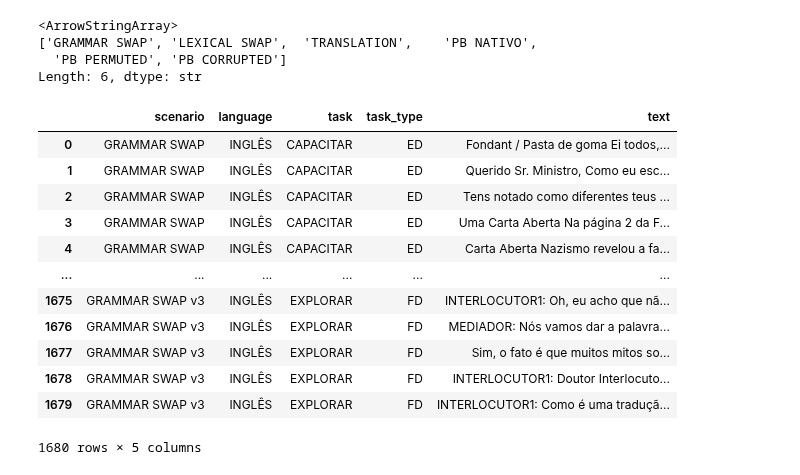
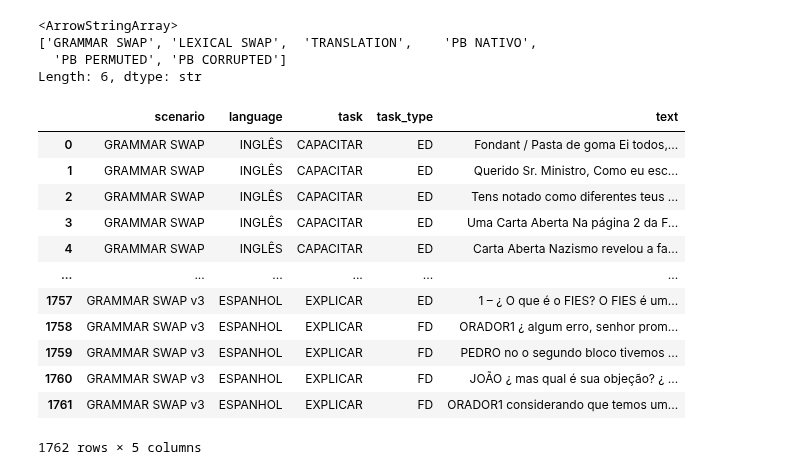
Before and after one commit to matheusprv/monolingual_and_multilingual, a Jupyter notebook: corpora/GeneratedCorpus/corpora.ipynb, the cells around one changed output. Drawn from its saved outputs; the diff is of its cells as text; code cells hidden in the pictures.

```diff
--- a/corpora/GeneratedCorpus/corpora.ipynb
+++ b/corpora/GeneratedCorpus/corpora.ipynb
@@ -19,27 +19,30 @@ df["scenario"].unique()
 Length: 6, dtype: str
 # %%
 GS_v2 = pd.read_parquet("GRAMMAR SWAP v2.parquet")
-GS_v3 = pd.read_parquet("GRAMMAR SWAP v3.parquet")
-GS_v3 = GS_v3.drop(columns=["text_id", "original_text", "stanza_tokens", "words_mapping"])
+GS_v3_en = pd.read_parquet("GRAMMAR SWAP v3_en.parquet")
+GS_v3_es = pd.read_parquet("GRAMMAR SWAP v3_es.parquet")
+
+GS_v3_en = GS_v3_en.drop(columns=["text_id", "original_text", "stanza_tokens", "words_mapping"])
+GS_v3_es = GS_v3_es.drop(columns=["text_id", "original_text", "stanza_tokens", "words_mapping"])
 # %%
-new_corpora = pd.concat([df, GS_v2, GS_v3], ignore_index=True)
+new_corpora = pd.concat([df, GS_v2, GS_v3_en, GS_v3_es], ignore_index=True)
 new_corpora = new_corpora.reset_index(drop=True)
 
 new_corpora["text"] = new_corpora["text"].str.replace(r"\n+", " ", regex=True)
 new_corpora
 # %% [output]
 |  | scenario | language | task | task_type | text |
 | 0 | GRAMMAR SWAP | INGLÊS | CAPACITAR | ED | Fondant / Pasta de goma Ei todos,... |
 | 1 | GRAMMAR SWAP | INGLÊS | CAPACITAR | ED | Querido Sr. Ministro, Como eu esc... |
 | 2 | GRAMMAR SWAP | INGLÊS | CAPACITAR | ED | Tens notado como diferentes teus ... |
 | 3 | GRAMMAR SWAP | INGLÊS | CAPACITAR | ED | Uma Carta Aberta Na página 2 da F... |
 | 4 | GRAMMAR SWAP | INGLÊS | CAPACITAR | ED | Carta Aberta Nazismo revelou a fa... |
 | ... | ... | ... | ... | ... | ... |
-| 1675 | GRAMMAR SWAP v3 | INGLÊS | EXPLORAR | FD | INTERLOCUTOR1: Oh, eu acho que nã... |
-| 1676 | GRAMMAR SWAP v3 | INGLÊS | EXPLORAR | FD | MEDIADOR: Nós vamos dar a palavra... |
-| 1677 | GRAMMAR SWAP v3 | INGLÊS | EXPLORAR | FD | Sim, o fato é que muitos mitos so... |
-| 1678 | GRAMMAR SWAP v3 | INGLÊS | EXPLORAR | FD | INTERLOCUTOR1: Doutor Interlocuto... |
-| 1679 | GRAMMAR SWAP v3 | INGLÊS | EXPLORAR | FD | INTERLOCUTOR1: Como é uma traduçã... |
+| 1757 | GRAMMAR SWAP v3 | ESPANHOL | EXPLICAR | ED | 1 – ¿ O que é o FIES? O FIES é um... |
+| 1758 | GRAMMAR SWAP v3 | ESPANHOL | EXPLICAR | FD | ORADOR1 ¿ algum erro, senhor prom... |
+| 1759 | GRAMMAR SWAP v3 | ESPANHOL | EXPLICAR | FD | PEDRO no o segundo bloco tivemos ... |
+| 1760 | GRAMMAR SWAP v3 | ESPANHOL | EXPLICAR | FD | JOÃO ¿ mas qual é sua objeção? ¿ ... |
+| 1761 | GRAMMAR SWAP v3 | ESPANHOL | EXPLICAR | FD | ORADOR1 considerando que temos um... |
-1680 rows × 5 columns
+1762 rows × 5 columns
 # %%
 new_corpora.to_parquet("corpora_v3.parquet")
```
Also changed, not shown: 23 other files.
